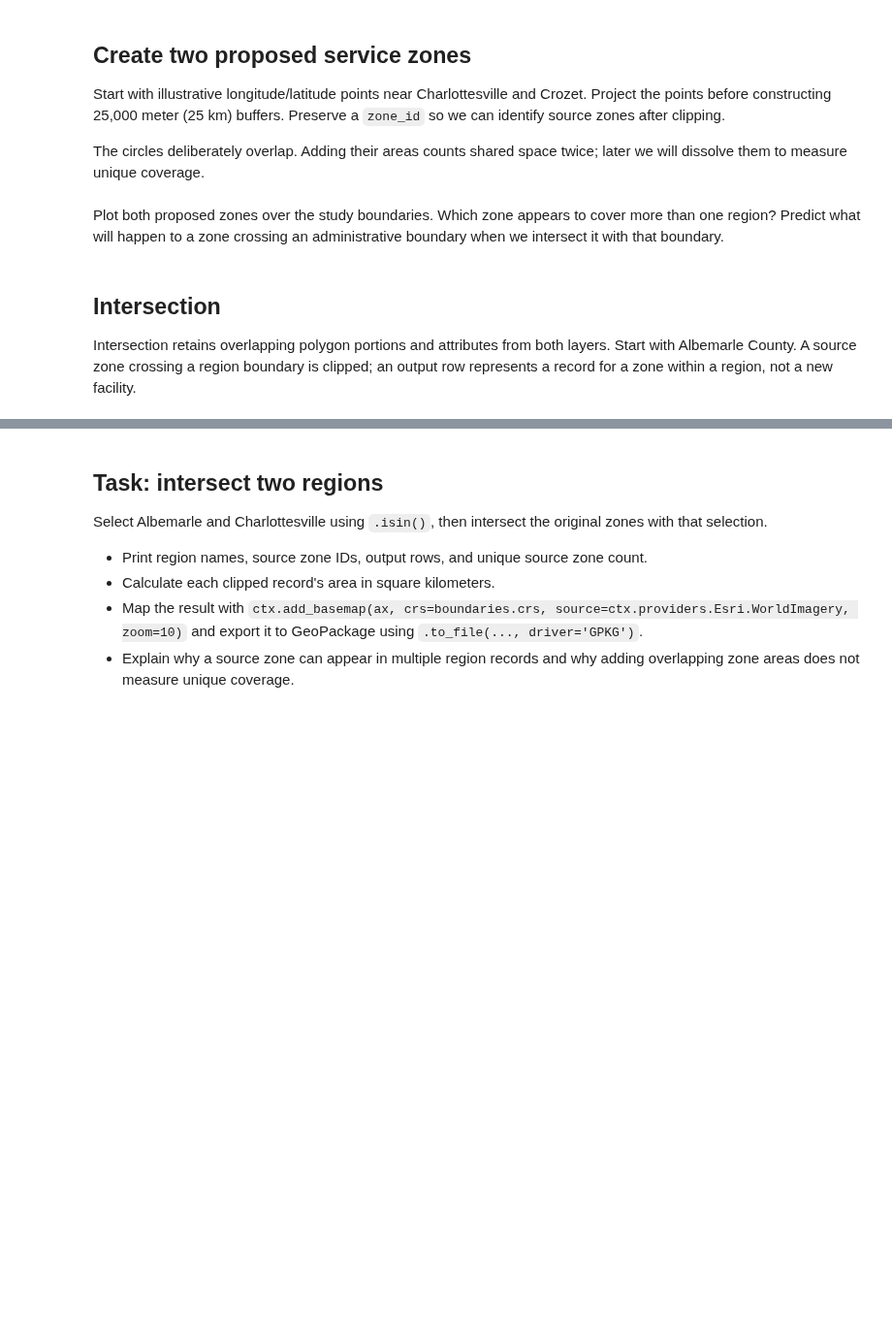
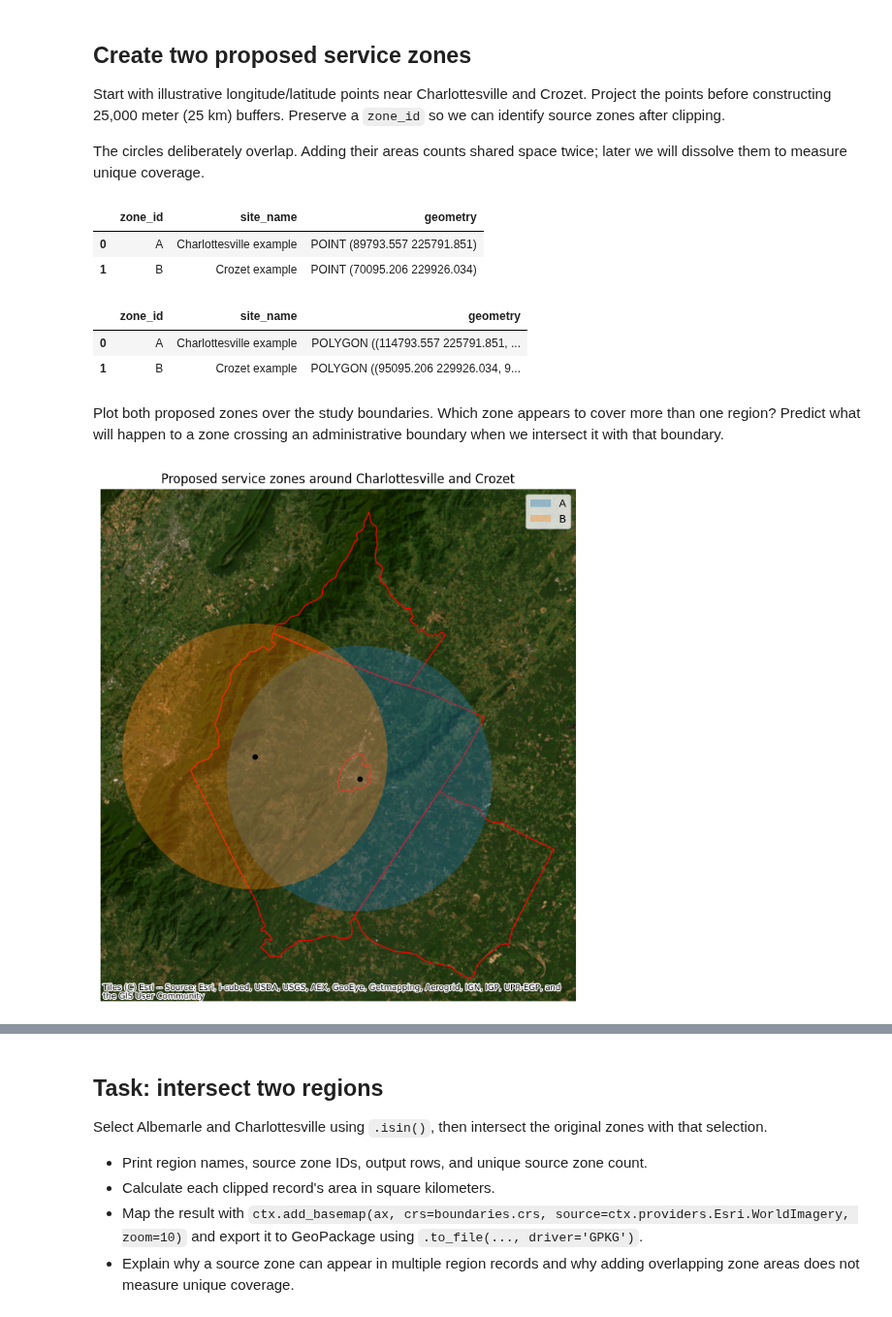
Before and after one commit to edwardoughton/spatial_computing, a Jupyter notebook: 08_02_Scripting_Spatial_Processing_via_GeoPandas.ipynb, the cells around one changed output, grey strips where cells are left out. Shown at 97% size. Cells and saved outputs as stored; diff of their text form; code cells hidden in the pictures; blank space fills up the shorter version.

```diff
--- a/08_02_Scripting_Spatial_Processing_via_GeoPandas.ipynb
+++ b/08_02_Scripting_Spatial_Processing_via_GeoPandas.ipynb
@@ -112,35 +153,37 @@ print(boundaries[['GID_2', 'NAME_2', 'TYPE_2']].to_string(index=False))
 Start with illustrative longitude/latitude points near Charlottesville and Crozet. Project the points before constructing 25,000 meter (25 km) buffers. Preserve a `zone_id` so we can identify source zones after clipping.
 
 The circles deliberately overlap. Adding their areas counts shared space twice; later we will dissolve them to measure unique coverage.
+# %%
+# Create a gdf of hypothetical sites
+sites = gpd.GeoDataFrame(
+    {'zone_id': ['A', 'B'], 'site_name': ['Charlottesville example', 'Crozet example']},
+    geometry=gpd.points_from_xy([-78.477, -78.701], [38.030, 38.069]),
+    crs='EPSG:4326',
+).to_crs(analysis_crs)
+sites
+# %% [output]
+|  | zone_id | site_name | geometry |
+| 0 | A | Charlottesville example | POINT (89793.557 225791.851) |
+| 1 | B | Crozet example | POINT (70095.206 229926.034) |
 # %%
-sites = gpd.GeoDataFrame(
-    {'zone_id': ['A', 'B'], 'site_name': ['Charlottesville example', 'Crozet example']},
-    geometry=gpd.points_from_xy([-78.477, -78.701], [38.030, 38.069]),
-    crs='EPSG:4326',
-).to_crs(analysis_crs)
+# Make service zones
 radius_m = 25_000
 zones = sites.copy()
 zones['geometry'] = sites.geometry.buffer(radius_m)
-for name, layer in [('Boundaries', boundaries), ('Zones', zones)]:
-    print(name, 'records:', len(layer), 'CRS:', layer.crs)
-    print(layer.geom_type.value_counts())
-    if layer.geometry.isna().any() or layer.geometry.is_empty.any() or not layer.geometry.is_valid.all():
-        raise ValueError(f'{name} has geometry issues; inspect before overlaying.')
 zones.head()
+# %% [output]
+|  | zone_id | site_name | geometry |
+| 0 | A | Charlottesville example | POLYGON ((114793.557 225791.851, ... |
+| 1 | B | Crozet example | POLYGON ((95095.206 229926.034, 9... |
 # %% [markdown]
 Plot both proposed zones over the study boundaries. Which zone appears to cover more than one region? Predict what will happen to a zone crossing an administrative boundary when we intersect it with that boundary.
 # %%
-ax = boundaries.plot(facecolor='none', edgecolor='black', figsize=(11, 9))
+ax = boundaries.plot(facecolor='none', edgecolor='red', figsize=(11, 9))
 zones.plot(ax=ax, column='zone_id', alpha=0.35, legend=True)
 sites.plot(ax=ax, color='black', markersize=20)
-for _, row in boundaries.iterrows():
-    label_point = row.geometry.representative_point()
-    ax.annotate(row['NAME_2'], (label_point.x, label_point.y), fontsize=8)
 ctx.add_basemap(ax, crs=boundaries.crs, source=ctx.providers.Esri.WorldImagery, zoom=10)
 ax.set_title('Proposed service zones around Charlottesville and Crozet')
 ax.set_axis_off()
 plt.show()
+# %% [output]
+[figure, added]
-# %% [markdown]
-## Intersection
-
-Intersection retains overlapping polygon portions and attributes from both layers. Start with Albemarle County. A source zone crossing a region boundary is clipped; an output row represents a record for a zone within a region, not a new facility.
```
Also changed, not shown: parts of 19 cells of this notebook.
